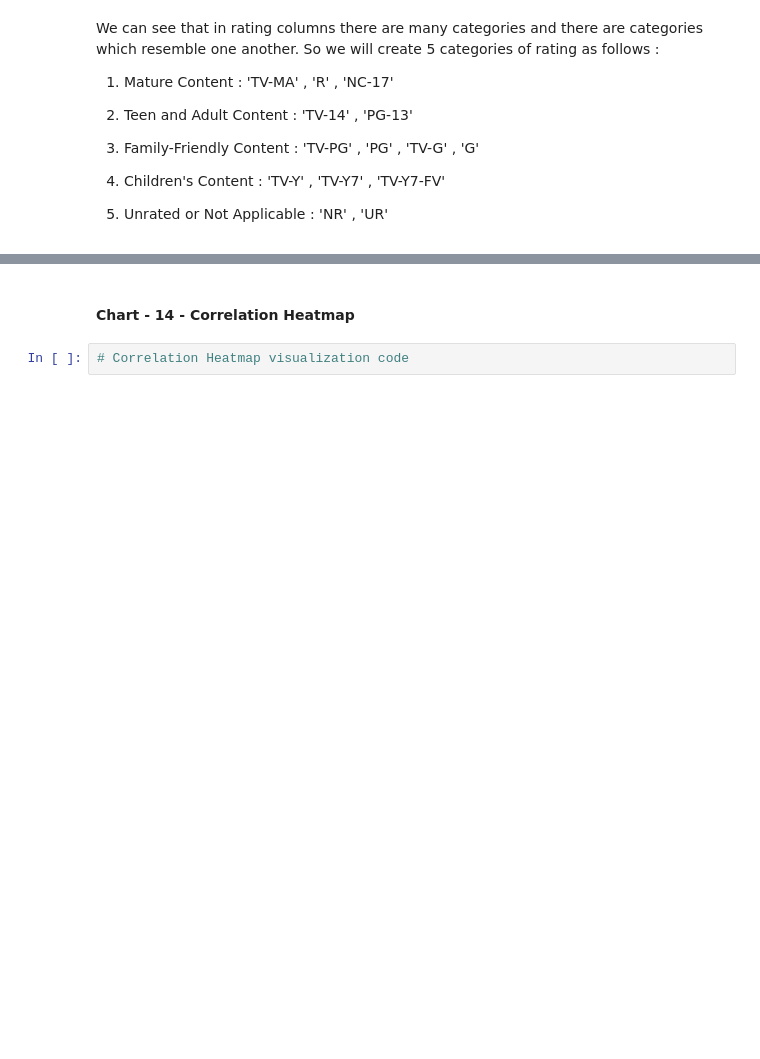
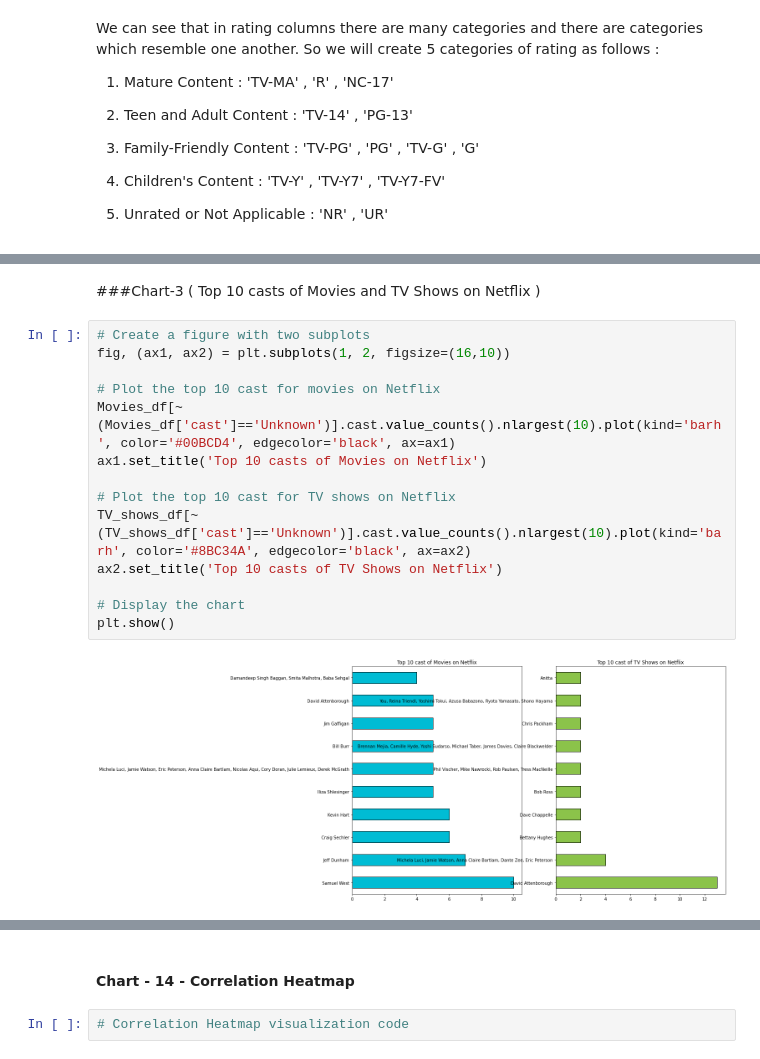
Before and after one commit to ashisaxena710/Netflix_Movies_and_TV_Shows_Clustering, a Jupyter notebook: Ashi_Individual_Colab_Netflix.ipynb, the cells around one changed output, grey strips where cells are left out. Cells and saved outputs as stored; diff of their text form; blank space fills up the shorter version.

```diff
--- a/Ashi_Individual_Colab_Netflix.ipynb
+++ b/Ashi_Individual_Colab_Netflix.ipynb
@@ -733,0 +423,18 @@ plt.show()
+# %% [markdown]
+###Chart-3 ( Top 10 casts of Movies and TV Shows on Netflix )
+# %%
+# Create a figure with two subplots
+fig, (ax1, ax2) = plt.subplots(1, 2, figsize=(16,10))
+
+# Plot the top 10 cast for movies on Netflix
+Movies_df[~(Movies_df['cast']=='Unknown')].cast.value_counts().nlargest(10).plot(kind='barh', color='#00BCD4', edgecolor='black', ax=ax1)
+ax1.set_title('Top 10 casts of Movies on Netflix')
+
+# Plot the top 10 cast for TV shows on Netflix
+TV_shows_df[~(TV_shows_df['cast']=='Unknown')].cast.value_counts().nlargest(10).plot(kind='barh', color='#8BC34A', edgecolor='black', ax=ax2)
+ax2.set_title('Top 10 casts of TV Shows on Netflix')
+
+# Display the chart
+plt.show()
+# %% [output]
+[figure, added]
```
Also changed, not shown: parts of 355 cells of this notebook.
